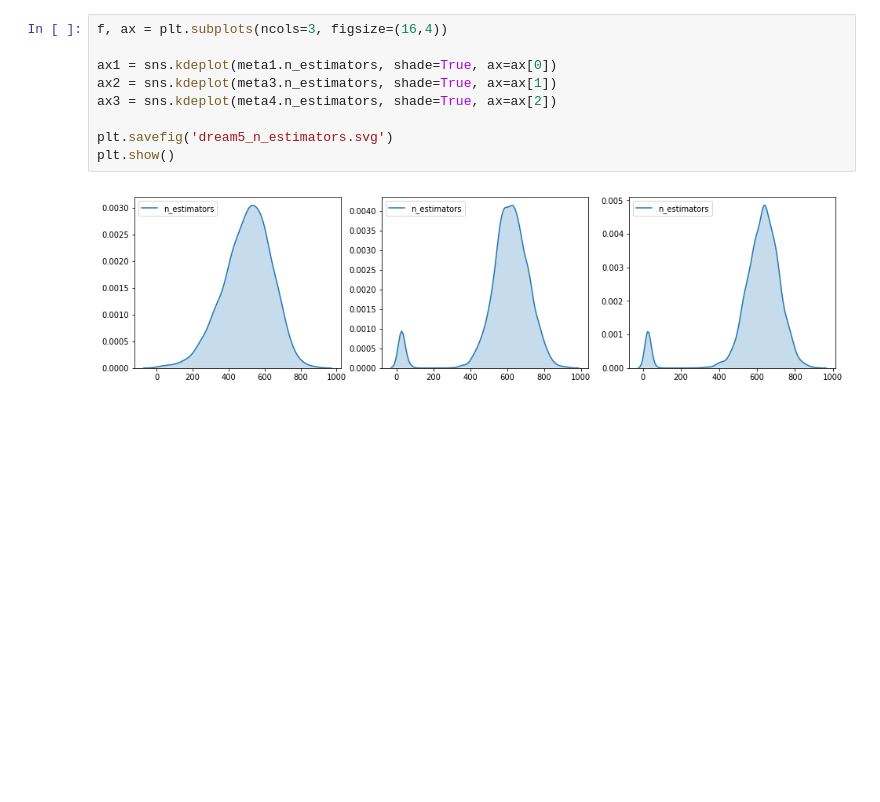
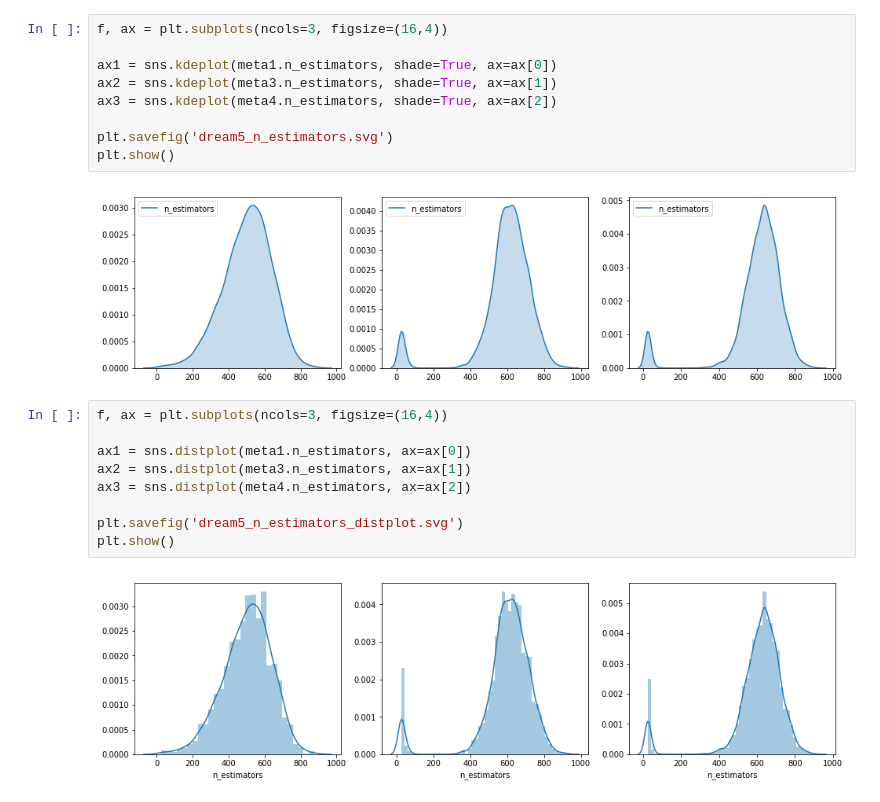
Before and after one commit to aertslab/arboreto, a Jupyter notebook: notebooks/dream5/DREAM5_n_estimators_plots.ipynb, the cells around one changed output. Drawn from its saved outputs; the diff is of its cells as text; blank space fills up the shorter version.

```diff
--- a/notebooks/dream5/DREAM5_n_estimators_plots.ipynb
+++ b/notebooks/dream5/DREAM5_n_estimators_plots.ipynb
@@ -114,3 +127,14 @@ plt.savefig('dream5_n_estimators.svg')
 plt.show()
 # %% [output]
 [figure]
+# %%
+f, ax = plt.subplots(ncols=3, figsize=(16,4))
+
+ax1 = sns.distplot(meta1.n_estimators, ax=ax[0])
+ax2 = sns.distplot(meta3.n_estimators, ax=ax[1])
+ax3 = sns.distplot(meta4.n_estimators, ax=ax[2])
+
+plt.savefig('dream5_n_estimators_distplot.svg')
+plt.show()
+# %% [output]
+[figure, added]
```
Also changed, not shown: parts of 4 cells of this notebook, 3 other files.
